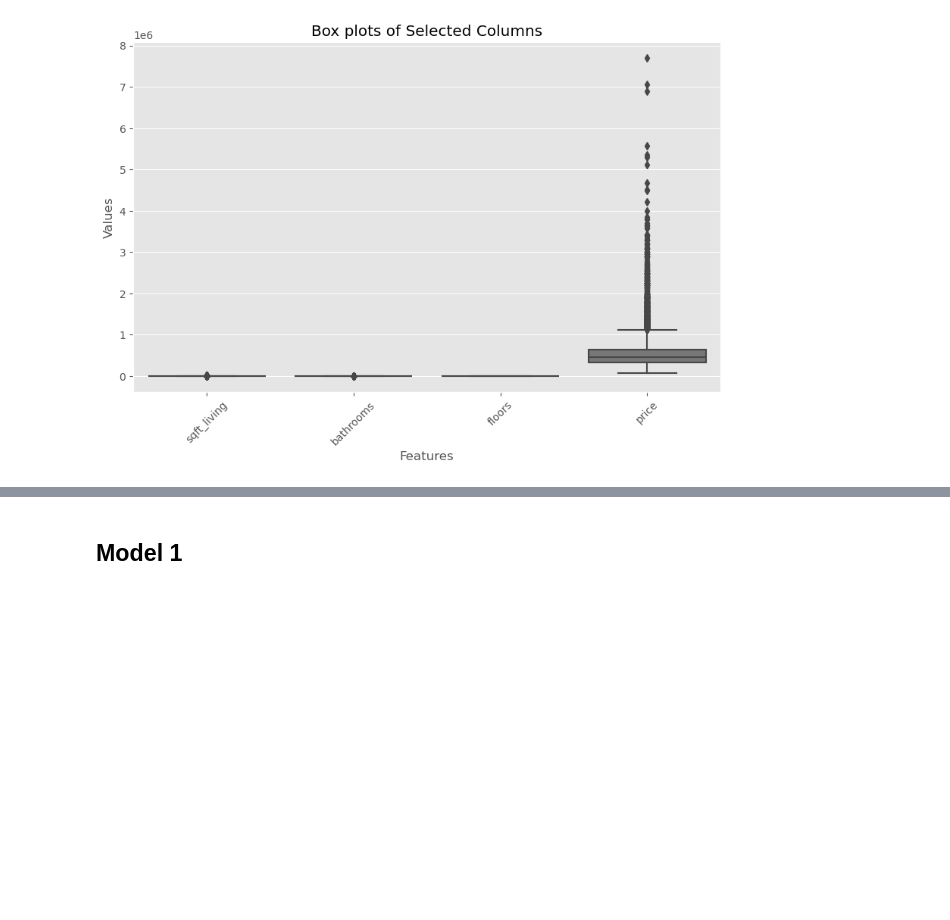
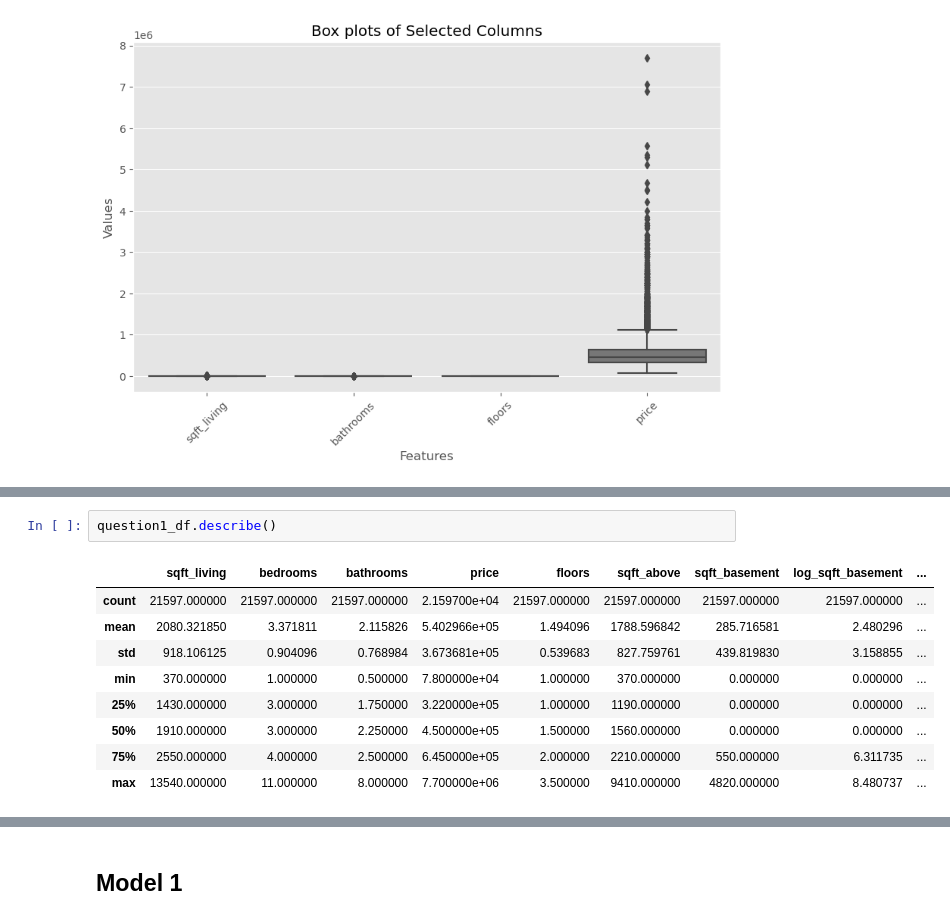
Before and after one commit to Bennie-Kibet/Phase-2-project, a Jupyter notebook: Work/Victor.ipynb, the cells around one changed output, grey strips where cells are left out. Cells and saved outputs as stored; diff of their text form; blank space fills up the shorter version.

```diff
--- a/Work/Victor.ipynb
+++ b/Work/Victor.ipynb
@@ -524,0 +571,12 @@ plt.show()
+# %%
+question1_df.describe()
+# %% [output]
+|  | sqft_living | bedrooms | bathrooms | price | floors | sqft_above | sqft_basement | log_sqft_basement | ... |
+| count | 21597.000000 | 21597.000000 | 21597.000000 | 2.159700e+04 | 21597.000000 | 21597.000000 | 21597.000000 | 21597.000000 | ... |
+| mean | 2080.321850 | 3.371811 | 2.115826 | 5.402966e+05 | 1.494096 | 1788.596842 | 285.716581 | 2.480296 | ... |
+| std | 918.106125 | 0.904096 | 0.768984 | 3.673681e+05 | 0.539683 | 827.759761 | 439.819830 | 3.158855 | ... |
+| min | 370.000000 | 1.000000 | 0.500000 | 7.800000e+04 | 1.000000 | 370.000000 | 0.000000 | 0.000000 | ... |
+| 25% | 1430.000000 | 3.000000 | 1.750000 | 3.220000e+05 | 1.000000 | 1190.000000 | 0.000000 | 0.000000 | ... |
+| 50% | 1910.000000 | 3.000000 | 2.250000 | 4.500000e+05 | 1.500000 | 1560.000000 | 0.000000 | 0.000000 | ... |
+| 75% | 2550.000000 | 4.000000 | 2.500000 | 6.450000e+05 | 2.000000 | 2210.000000 | 550.000000 | 6.311735 | ... |
+| max | 13540.000000 | 11.000000 | 8.000000 | 7.700000e+06 | 3.500000 | 9410.000000 | 4820.000000 | 8.480737 | ... |
```
Also changed, not shown: parts of 12 cells of this notebook.
